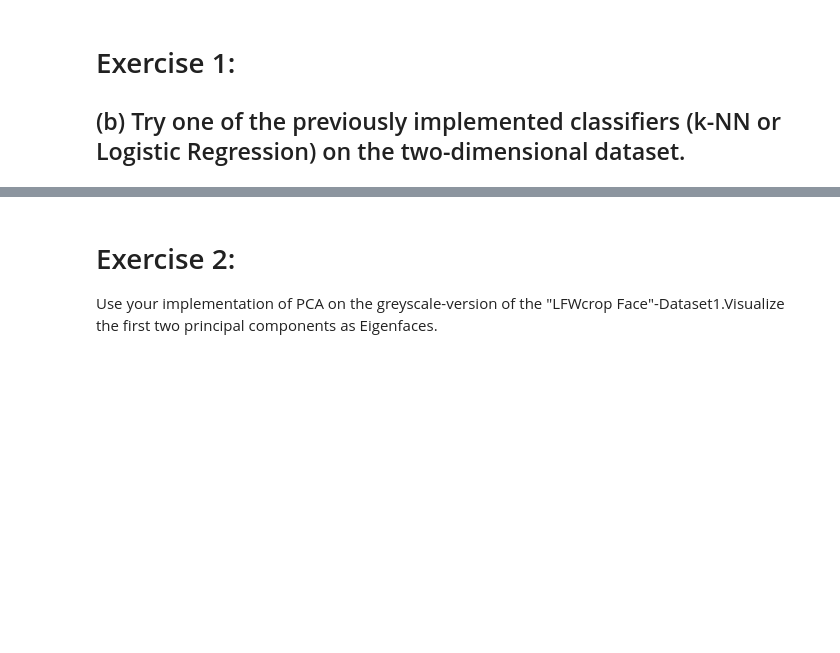
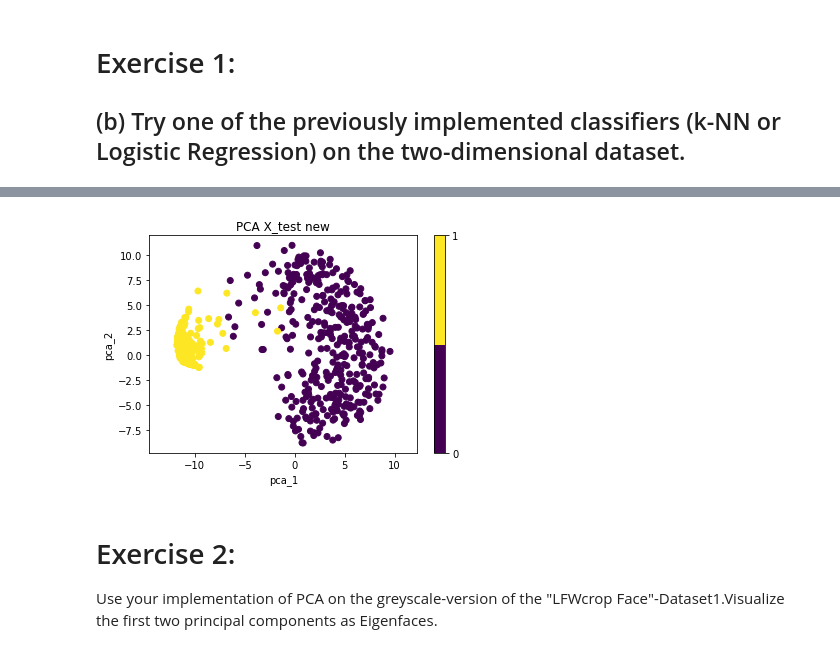
Before and after one commit to pwl482/patrec_2020, a Jupyter notebook: Assignment_5/PCA_Paul.ipynb, the cells around one changed output, grey strips where cells are left out. Saved outputs shown, nothing was run; the diff lists cells and outputs as text; code cells hidden in the pictures; blank space fills up the shorter version.

```diff
--- a/Assignment_5/PCA_Paul.ipynb
+++ b/Assignment_5/PCA_Paul.ipynb
@@ -262,3 +295,14 @@ Mean Accuracy for 5-fold CV with k = 9 :  0.2662200748205876
+# %%
+labs_int_test_new = y_test.astype(int)
+plt.scatter(X_test_2PCs_new[:, 0], X_test_2PCs_new[:, 1], c = labs_int_test_new, cmap=plt.get_cmap('viridis',len(set(y_train))))
+plt.colorbar(ticks=np.arange(0,len(set(labs_int))))
+plt.xlabel('pca_1')
+plt.ylabel('pca_2')
+plt.title('PCA X_test new')
+plt.axis('equal')
+plt.show()
+# %% [output]
+[figure, added]
 # %% [markdown]
 # Exercise 2:
 
```
Also changed, not shown: parts of 15 cells of this notebook.
